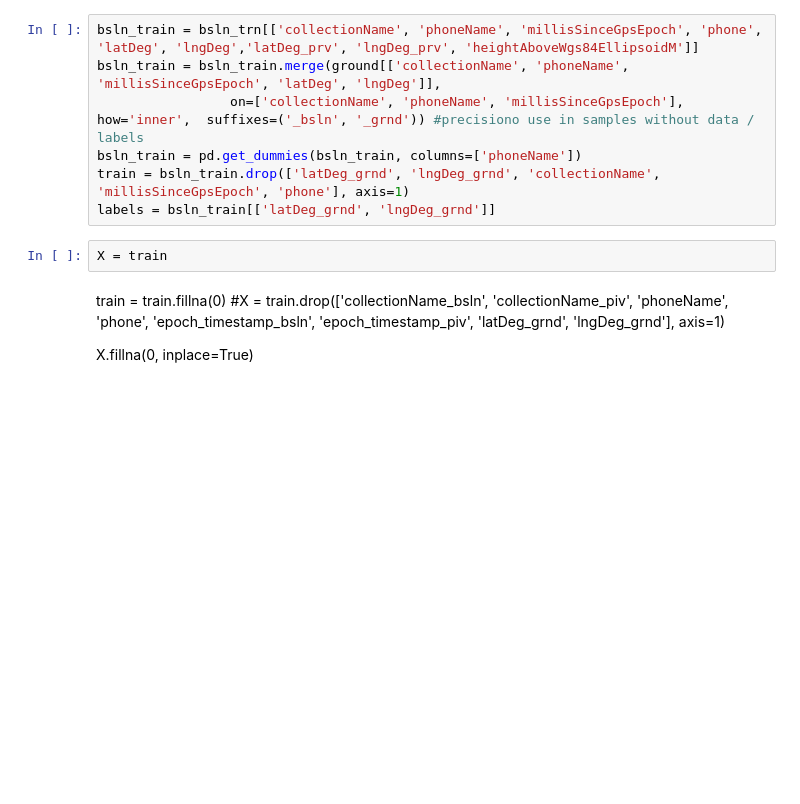
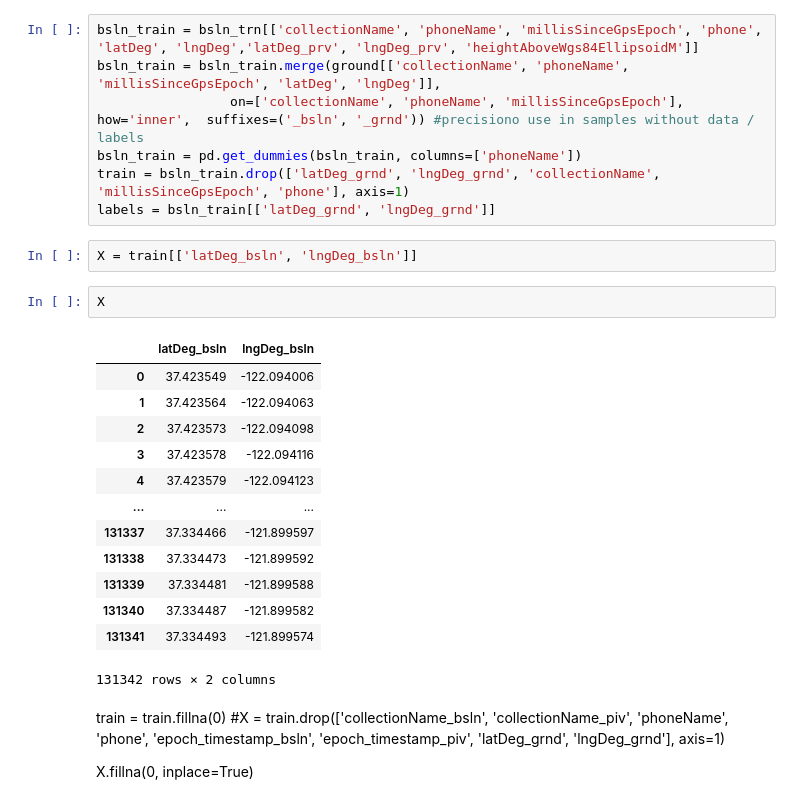
Before and after one commit to shacharhelmer/GNSS-Google, a Jupyter notebook: googlegnss.ipynb, the cells around one changed output. Cells and saved outputs as stored; diff of their text form; blank space fills up the shorter version.

```diff
--- a/googlegnss.ipynb
+++ b/googlegnss.ipynb
@@ -461,7 +459,23 @@ bsln_train = pd.get_dummies(bsln_train, columns=['phoneName'])
 train = bsln_train.drop(['latDeg_grnd', 'lngDeg_grnd', 'collectionName', 'millisSinceGpsEpoch', 'phone'], axis=1)
 labels = bsln_train[['latDeg_grnd', 'lngDeg_grnd']]
 # %%
-X = train
+X = train[['latDeg_bsln', 'lngDeg_bsln']]
+# %%
+X
+# %% [output]
+|  | latDeg_bsln | lngDeg_bsln |
+| 0 | 37.423549 | -122.094006 |
+| 1 | 37.423564 | -122.094063 |
+| 2 | 37.423573 | -122.094098 |
+| 3 | 37.423578 | -122.094116 |
+| 4 | 37.423579 | -122.094123 |
+| ... | ... | ... |
+| 131337 | 37.334466 | -121.899597 |
+| 131338 | 37.334473 | -121.899592 |
+| 131339 | 37.334481 | -121.899588 |
+| 131340 | 37.334487 | -121.899582 |
+| 131341 | 37.334493 | -121.899574 |
+131342 rows × 2 columns
 # %% [markdown]
 train = train.fillna(0)
 #X = train.drop(['collectionName_bsln', 'collectionName_piv', 'phoneName', 'phone', 'epoch_timestamp_bsln', 'epoch_timestamp_piv', 'latDeg_grnd', 'lngDeg_grnd'], axis=1)
```
Also changed, not shown: parts of 8 cells of this notebook, 3 other files.
